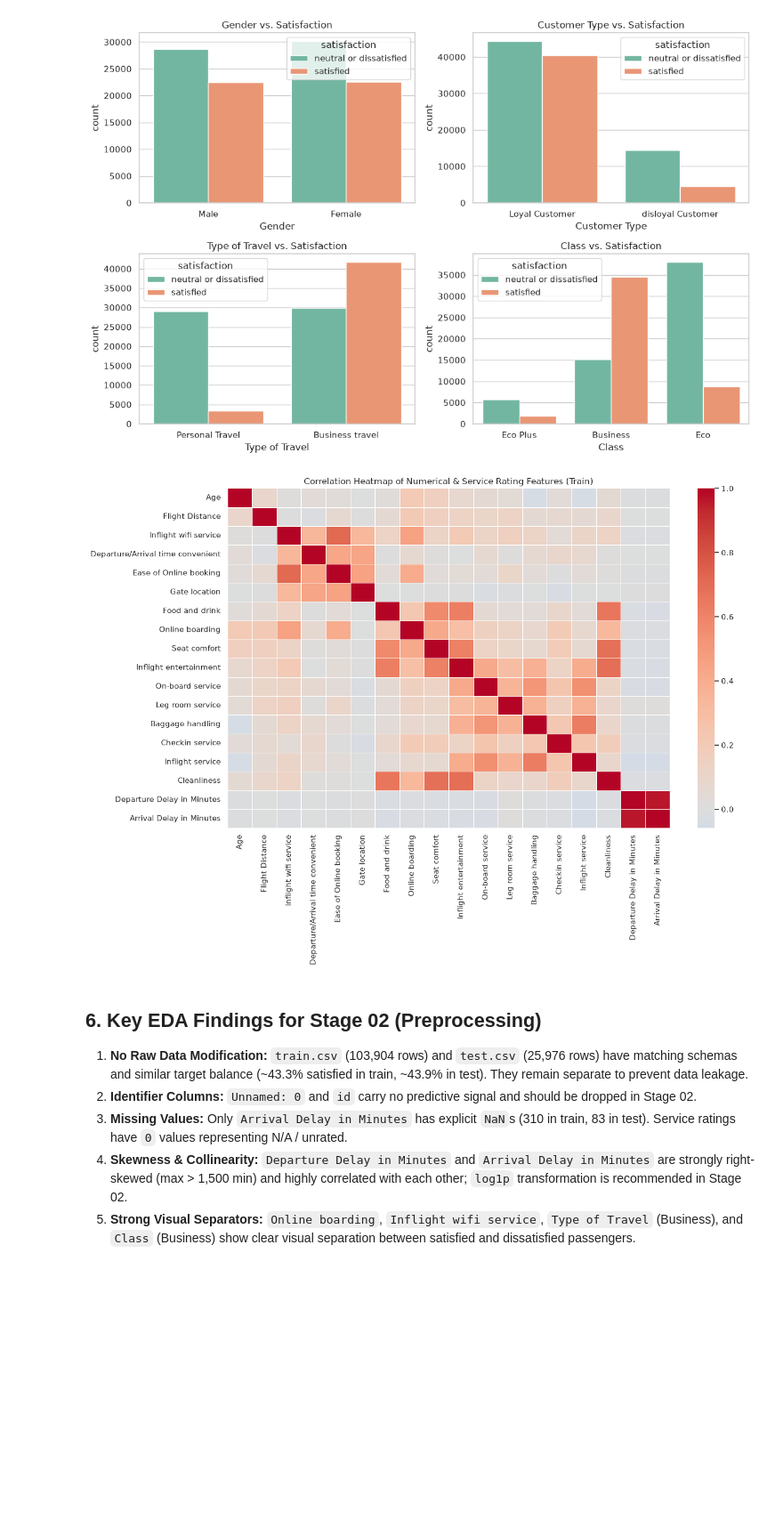
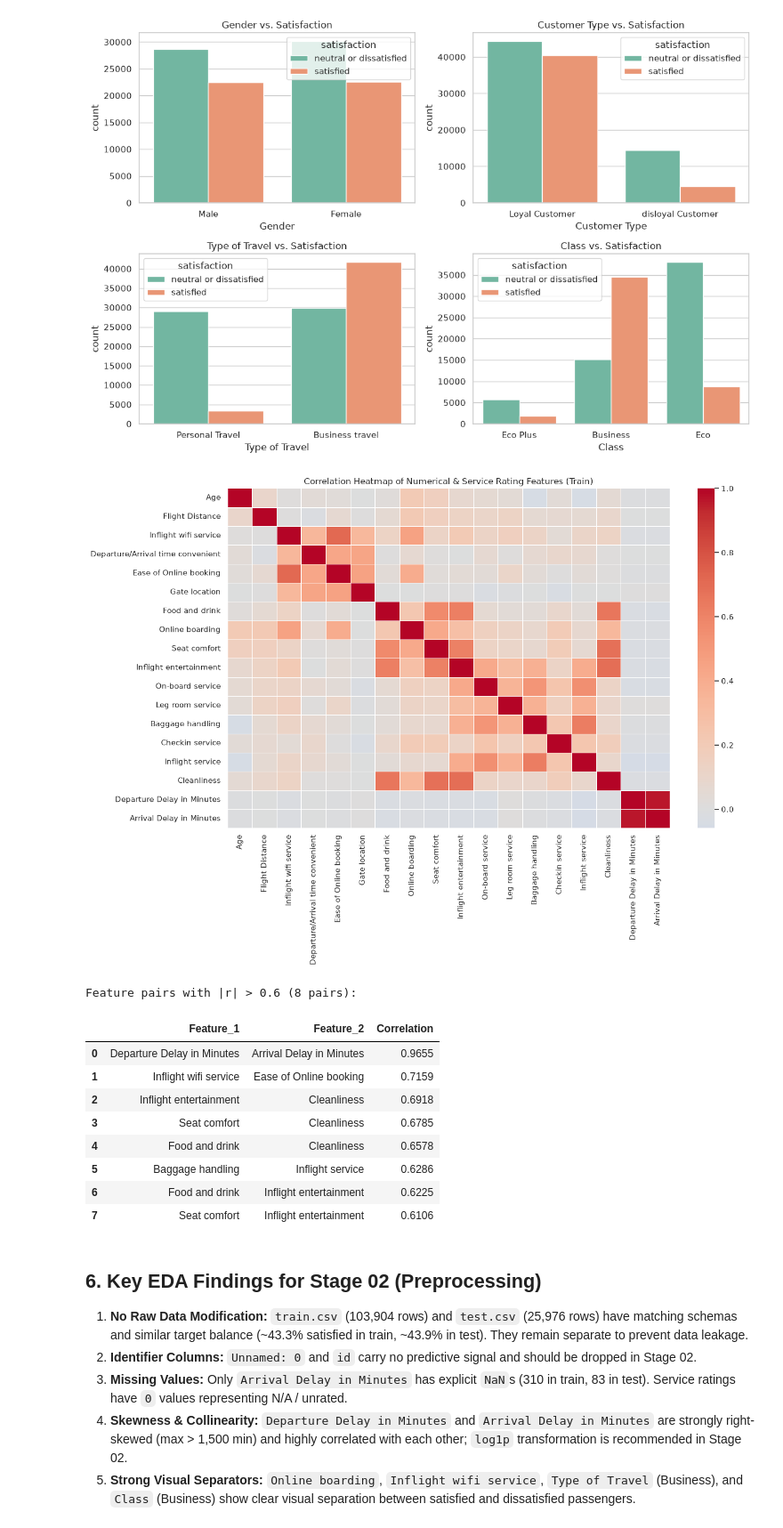
Before and after one commit to Mr0Ctrl/airline-passenger-satisfaction, a Jupyter notebook: notebooks/01_eda.ipynb, the cells around one changed output. Shown at 89% size. Cells and saved outputs as stored; diff of their text form; code cells hidden in the pictures; blank space fills up the shorter version.

Commit message:
feat(stage-01): print feature pairs with |r| > 0.6 in EDA correlation cell

```diff
--- a/notebooks/01_eda.ipynb
+++ b/notebooks/01_eda.ipynb
@@ -232,14 +261,36 @@ plt.show()
 # %%
 num_cols = train_df.select_dtypes(include=[np.number]).columns.drop(["Unnamed: 0", "id"], errors="ignore")
 corr = train_df[num_cols].corr()
 plt.figure(figsize=(14, 10))
 sns.heatmap(corr, cmap="coolwarm", center=0, annot=False, linewidths=0.5)
 plt.title("Correlation Heatmap of Numerical & Service Rating Features (Train)")
 plt.tight_layout()
 plt.savefig(FIGURES_DIR / "eda_correlation_heatmap.png", dpi=150, bbox_inches="tight")
 plt.show()
+
+# Print unique feature pairs with |correlation| > 0.6 sorted by correlation power
+upper_tri = corr.where(np.triu(np.ones(corr.shape), k=1).astype(bool))
+high_corr = (
+    upper_tri.stack()
+    .reset_index()
+    .rename(columns={"level_0": "Feature_1", "level_1": "Feature_2", 0: "Correlation"})
+)
+high_corr["Abs_Correlation"] = high_corr["Correlation"].abs()
+high_corr = high_corr[high_corr["Abs_Correlation"] > 0.6].sort_values("Abs_Correlation", ascending=False)
+print(f"Feature pairs with |r| > 0.6 ({len(high_corr)} pairs):")
+display(high_corr[["Feature_1", "Feature_2", "Correlation"]].reset_index(drop=True).round(4))
 # %% [output]
 [figure]
+Feature pairs with |r| > 0.6 (8 pairs):
+|  | Feature_1 | Feature_2 | Correlation |
+| 0 | Departure Delay in Minutes | Arrival Delay in Minutes | 0.9655 |
+| 1 | Inflight wifi service | Ease of Online booking | 0.7159 |
+| 2 | Inflight entertainment | Cleanliness | 0.6918 |
+| 3 | Seat comfort | Cleanliness | 0.6785 |
+| 4 | Food and drink | Cleanliness | 0.6578 |
+| 5 | Baggage handling | Inflight service | 0.6286 |
+| 6 | Food and drink | Inflight entertainment | 0.6225 |
+| 7 | Seat comfort | Inflight entertainment | 0.6106 |
 # %% [markdown]
 ## 6. Key EDA Findings for Stage 02 (Preprocessing)
 1. **No Raw Data Modification:** `train.csv` (103,904 rows) and `test.csv` (25,976 rows) have matching schemas and similar target balance (~43.3% satisfied in train, ~43.9% in test). They remain separate to prevent data leakage.
```
Also changed, not shown: parts of 4 cells of this notebook.
